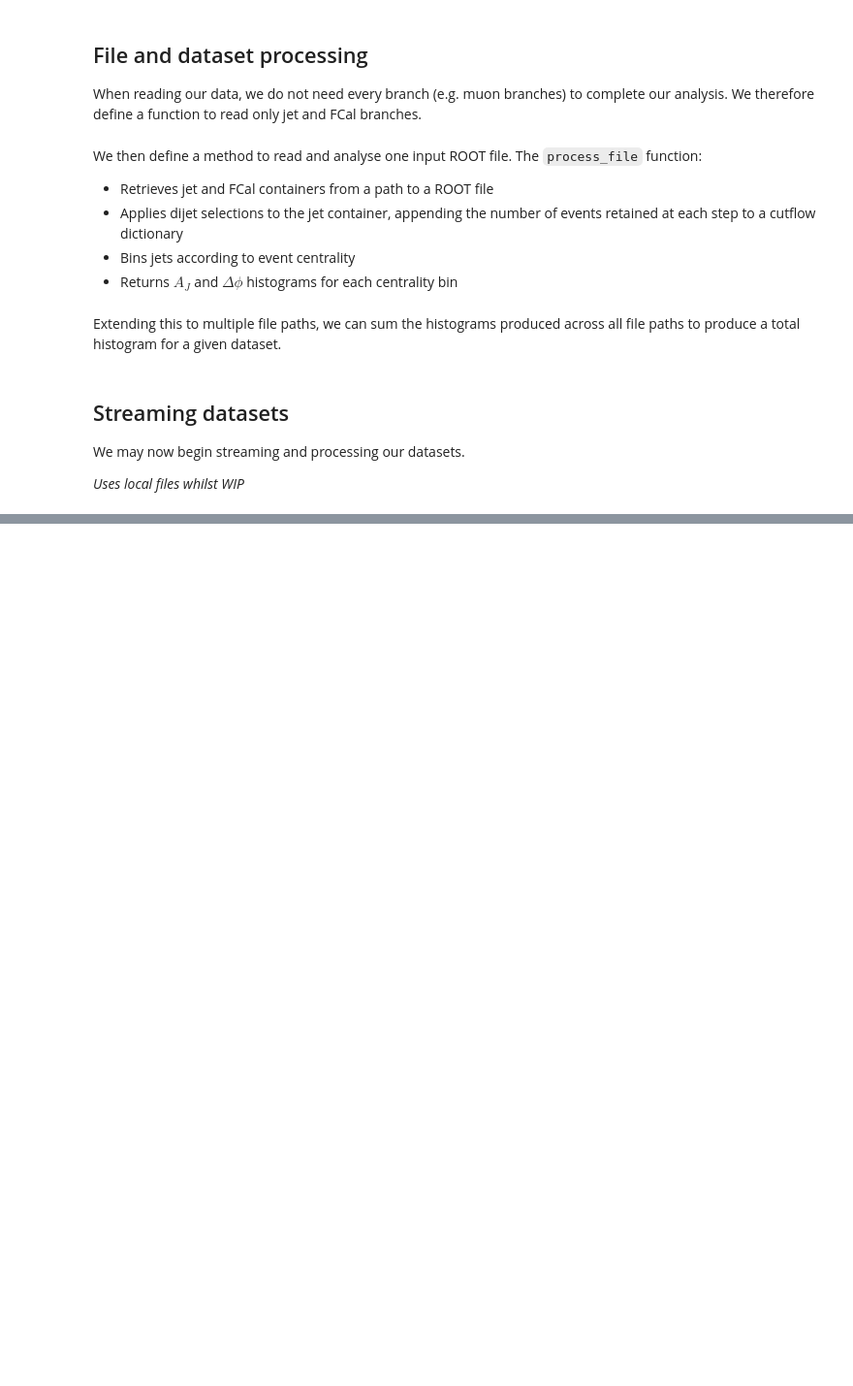
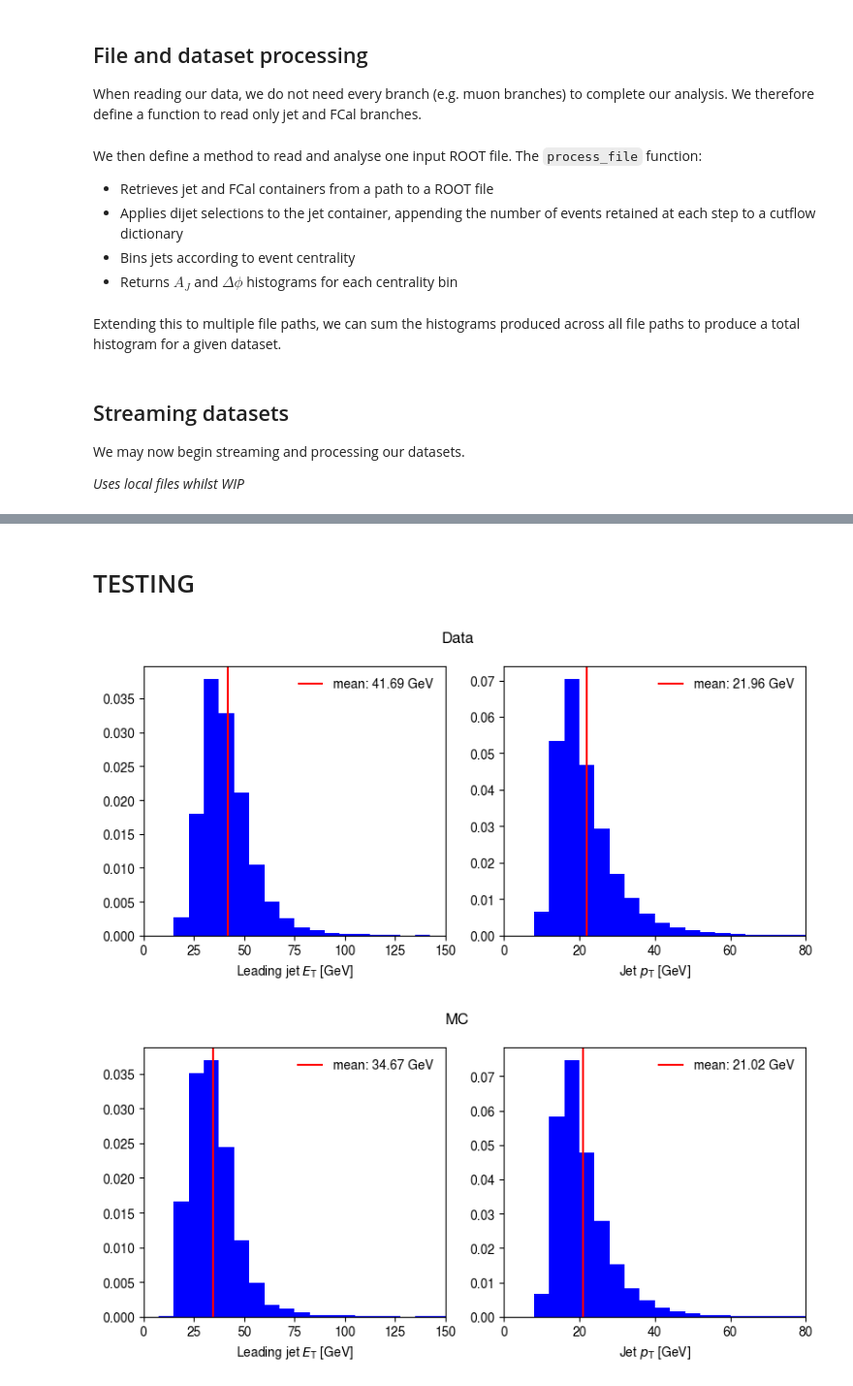
Before and after one commit to rjackson-lancs/notebooks-collection-opendata, a Jupyter notebook: for-research/heavy-ion-hard-probes/dijet_asymmetry.ipynb, the cells around one changed output, grey strips where cells are left out. Shown at 97% size. Saved outputs shown, nothing was run; the diff lists cells and outputs as text; code cells hidden in the pictures; blank space fills up the shorter version.

```diff
--- a/for-research/heavy-ion-hard-probes/dijet_asymmetry.ipynb
+++ b/for-research/heavy-ion-hard-probes/dijet_asymmetry.ipynb
@@ -444,0 +459,37 @@ _ = plot_aj_phi_data_mc_comparison(AJ_data, AJ_mc, PHI_data, PHI_mc)
+# %% [markdown]
+# TESTING
+# %%
+f_data, f_mc = l_data[0], l_mc[0]
+def plot_kinematics(jets:ak.Array,title="Data"):
+    jets = calculate_jet_et(jets)
+    jets = jets[ak.num(jets)>=2]
+    jets = jets[ak.argsort(jets["et"],axis=1,ascending=False)]
+    h_et, bin_edges_et = np.histogram(jets["et"][:,0]*MeVtoGeV,bins=20,range=(0,150),density=True)
+    h_pt, bin_edges_pt = np.histogram(ak.flatten(jets["pt"])*MeVtoGeV,bins=20,range=(0,80),density=True)
+
+    fig, axs = plt.subplots(1,2,figsize=(8,4))
+    fig.suptitle(title)
+    axs[0].stairs(h_et,bin_edges_et,fill=True,color="blue")
+    axs[0].set_xlabel(r"Leading jet $E_\mathrm{T}$ [GeV]")
+    axs[0].set_xlim(min(bin_edges_et),max(bin_edges_et))
+    axs[0].set_ylim(axs[0].get_ylim())
+    axs[1].stairs(h_pt,bin_edges_pt,fill=True,color="blue")
+    axs[1].set_xlabel(r"Jet $p_\mathrm{T}$ [GeV]")
+    axs[1].set_xlim(min(bin_edges_pt),max(bin_edges_pt))
+    axs[1].set_ylim(axs[1].get_ylim())
+
+    mu_et, mu_pt = np.mean(jets["et"][:,0]*MeVtoGeV), np.mean(ak.flatten(jets["pt"])*MeVtoGeV)
+    axs[0].vlines(mu_et, *axs[0].get_ylim(),color="red",label=f"mean: {round(mu_et,2)} GeV")
+    axs[1].vlines(mu_pt, *axs[1].get_ylim(),color="red",label=f"mean: {round(mu_pt,2)} GeV")
+
+    for ax in axs: ax.legend(frameon=False)
+    fig.tight_layout()
+# %%
+jets_data,_ = read_jets_fcal(f_data)
+jets_mc,_ = read_jets_fcal(f_mc)
+# %%
+plot_kinematics(jets_data)
+plot_kinematics(jets_mc,title="MC")
+# %% [output]
+[figure, added]
+[figure, added]
```
Also changed, not shown: parts of 6 cells of this notebook.
